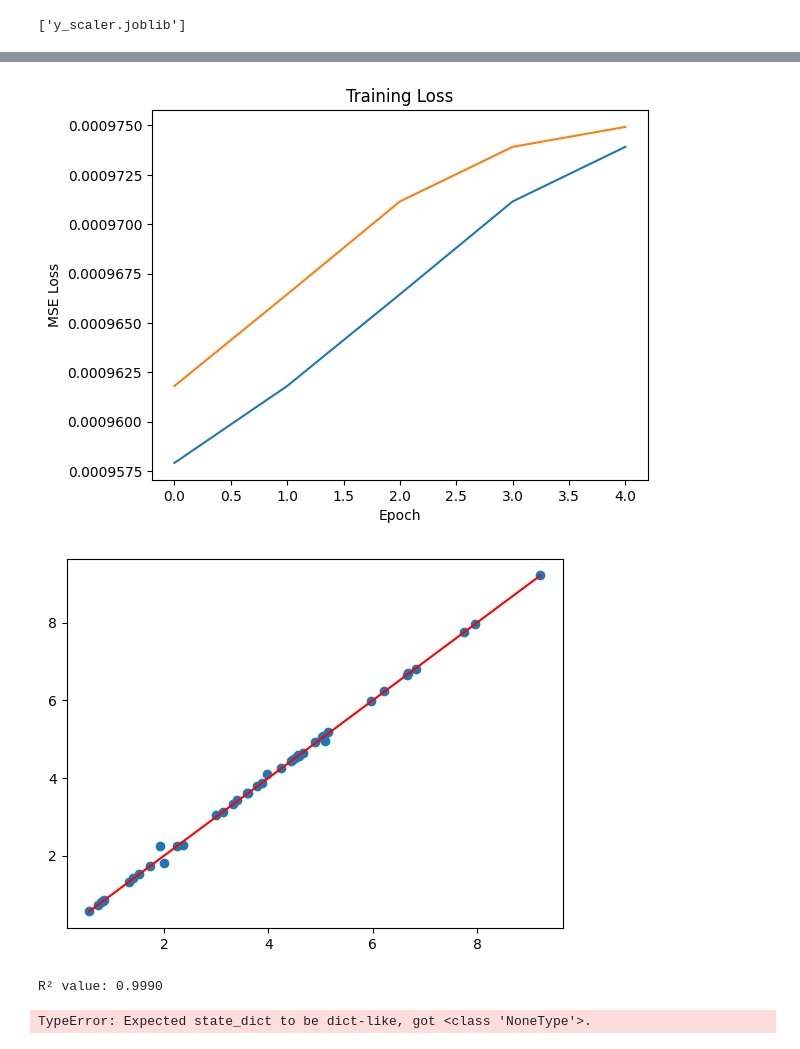
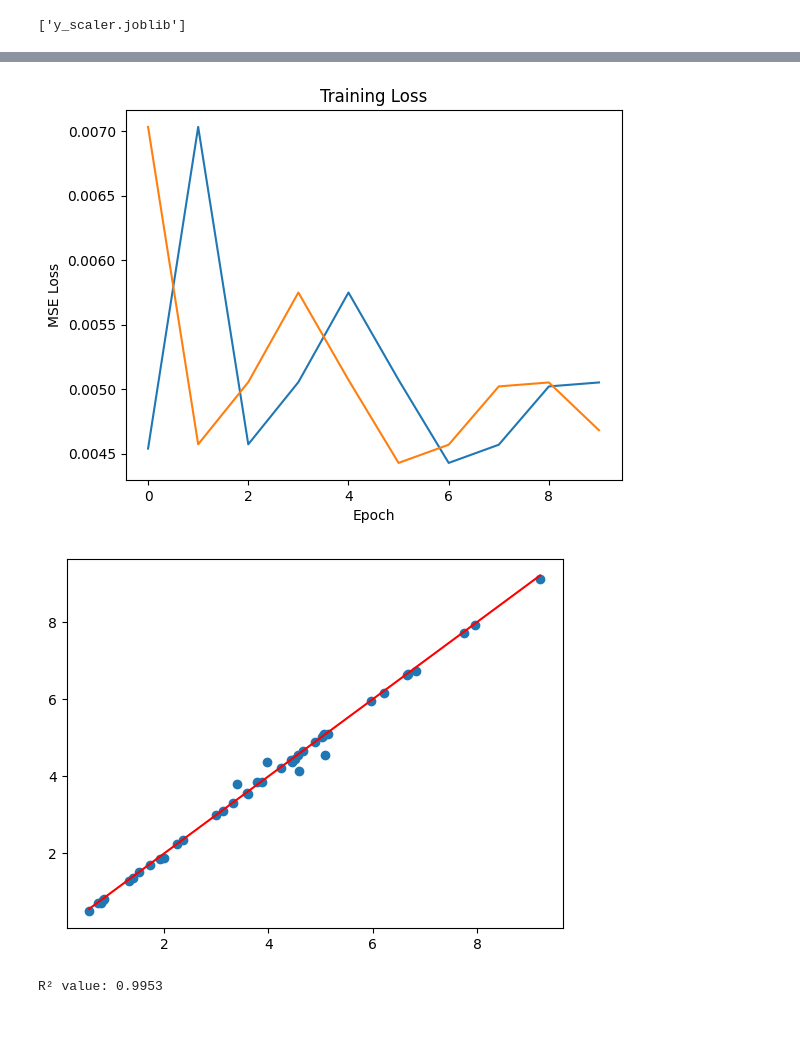
Before and after one commit to OmGuin/nexus-prediction, a Jupyter notebook: lin_model/nn.ipynb, the cells around one changed output, grey strips where cells are left out. Drawn from its saved outputs; the diff is of its cells as text; code cells hidden in the pictures.

```diff
--- a/lin_model/nn.ipynb
+++ b/lin_model/nn.ipynb
@@ -53,7 +177,7 @@ for train_index, test_index in kf.split(X_tensor):
 
     model = RegressionNN()
     criterion = nn.MSELoss()
-    optimizer = optim.AdamW(model.parameters(), lr=0.001)
+    optimizer = optim.AdamW(model.parameters(), lr=0.01)
     best_loss = float('inf')
     patience = 4
     trigger_times = 0
@@ -136,0 +249,12 @@ y_test_tensor = torch.tensor(y_test_scaled, dtype=torch.float32)
+# %%
+X_train, X_test, y_train, y_test = train_test_split(X, y, test_size=0.2, random_state=42)
+x_scaler = StandardScaler()
+y_scaler = StandardScaler()
+X_train_scaled = x_scaler.fit_transform(X_train)
+X_test_scaled = x_scaler.transform(X_test)
+y_train_scaled = y_scaler.fit_transform(y_train)
+y_test_scaled = y_scaler.transform(y_test)
+X_train_tensor = torch.tensor(X_train_scaled, dtype=torch.float32)
+y_train_tensor = torch.tensor(y_train_scaled, dtype=torch.float32)
+X_test_tensor = torch.tensor(X_test_scaled, dtype=torch.float32)
+y_test_tensor = torch.tensor(y_test_scaled, dtype=torch.float32)
@@ -137,7 +266,7 @@ y_test_tensor = torch.tensor(y_test_scaled, dtype=torch.float32)
 # %%
 # No Overfitting
 best_model_state = None
-
+epochs = 1000
 losses = []
 val_losses = []
 best_loss = float('inf')
@@ -217,6 +327,16 @@ joblib.dump(x_scaler, 'x_scaler.joblib')
 joblib.dump(y_scaler, 'y_scaler.joblib')
 # %% [output]
 ['y_scaler.joblib']
+# %%
+data = pd.read_csv('bio copy.csv')
+gender = {"M":1,"F":0}
+data["Gender"] = data["Gender"].map(gender)
+data.dropna(inplace=True)
+data.drop(34, inplace=True)
+data.reset_index(drop=True, inplace=True)
+X = data[["Age","Gender","BMI","Body weight ","Height "]].values
+data["HOMA-IR"] = data["Fasting GLU - PDL (Lab)"] * data["Insulin "] / 405
+y = data["HOMA-IR"].values.reshape(-1, 1)
 # %%
 x_scaler = StandardScaler()
 y_scaler = StandardScaler()
@@ -227,7 +347,7 @@ y_tensor = torch.tensor(y_scaled, dtype=torch.float32)
 # %%
 # Overfitting
 best_model_state = None
-
+optimizer = optim.AdamW(model.parameters(), lr=0.001, weight_decay=0.001)
 losses = []
 val_losses = []
 best_loss = float('inf')
@@ -289,8 +414,5 @@ Early stopping at epoch 4
-[figure, old version]
+[figure, new version]
-[figure, old version]
+[figure, new version]
-R² value: 0.9990
+R² value: 0.9953
 # %%
-model.load_state_dict(torch.load("model.pth"))
-model.eval()
+torch.save(model.state_dict(), 'IR_MLP.pth')
-# %% [output]
-TypeError: Expected state_dict to be dict-like, got <class 'NoneType'>.
```
Also changed, not shown: parts of 10 cells of this notebook, 7 other files.
